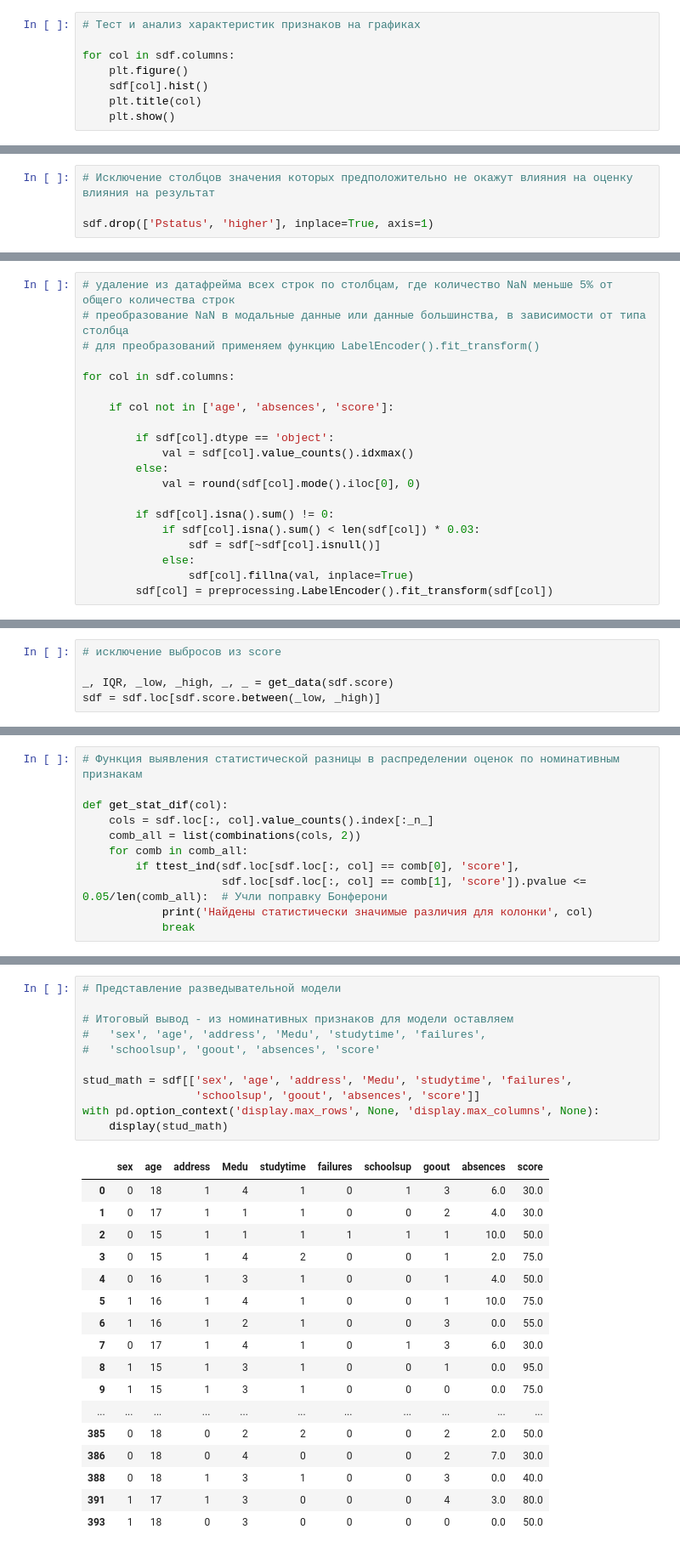
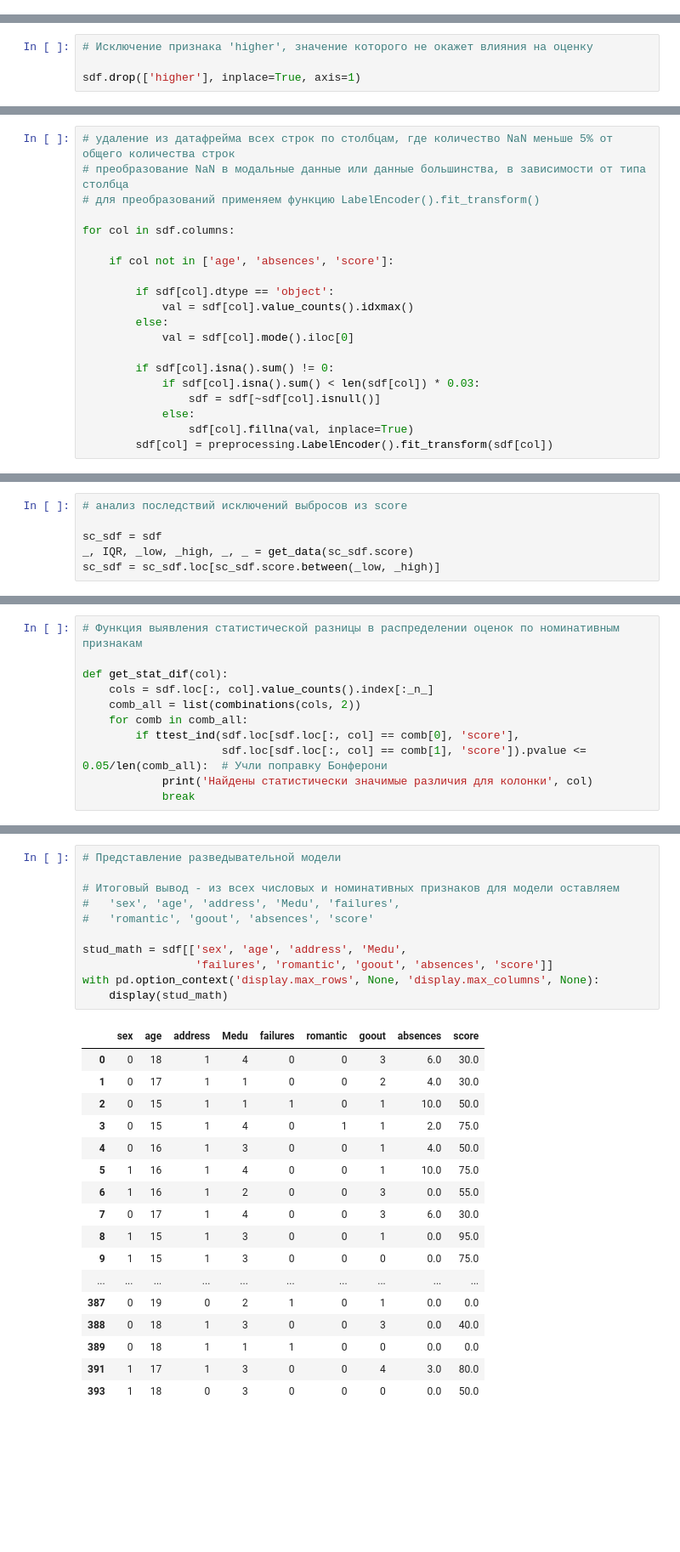
Before and after one commit to BlackGarri/GRepository, a Jupyter notebook: module_2/stud_math.ipynb, the cells around one changed output, grey strips where cells are left out. Shown at 85% size. Drawn from its saved outputs; the diff is of its cells as text; blank space fills up the shorter version.

```diff
--- a/module_2/stud_math.ipynb
+++ b/module_2/stud_math.ipynb
@@ -186,11 +212,3 @@ sdf.internet = sdf.internet.apply(
     lambda x: x if x in ['yes', 'no'] else np.nan)
 sdf.romantic = sdf.romantic.apply(
     lambda x: x if x in ['yes', 'no'] else np.nan)
-# %%
-# Тест и анализ характеристик признаков на графиках
-
-for col in sdf.columns:
-    plt.figure()
-    sdf[col].hist()
-    plt.title(col)
-    plt.show()
@@ -226,9 +230,9 @@ sns.heatmap(sdf[['studytime', 'studytime, granular']].corr(),
 sdf[['studytime', 'studytime, granular']].corr()
 sdf.drop(['studytime, granular'], inplace=True, axis=1)
 # %%
-# Иcключение столбцов значения которых предположительно не окажут влияния на оценку влияния на результат
+# Иcключение признака 'higher', значение которого не окажет влияния на оценку
 
-sdf.drop(['Pstatus', 'higher'], inplace=True, axis=1)
+sdf.drop(['higher'], inplace=True, axis=1)
 # %%
 # преобразование данных 'время в пути' в бинарное значение: 1 < 15 минут, 2 < свыше
 
@@ -268,7 +272,7 @@ for col in sdf.columns:
         if sdf[col].dtype == 'object':
             val = sdf[col].value_counts().idxmax()
         else:
-            val = round(sdf[col].mode().iloc[0], 0)
+            val = sdf[col].mode().iloc[0]
 
         if sdf[col].isna().sum() != 0:
             if sdf[col].isna().sum() < len(sdf[col]) * 0.03:
@@ -319,7 +326,8 @@ max      100.00
 Name: score, dtype: float64
 [figure]
 # %%
-# исключение выбросов из score
+# анализ последствий исключений выбросов из score
 
-_, IQR, _low, _high, _, _ = get_data(sdf.score)
-sdf = sdf.loc[sdf.score.between(_low, _high)]
+sc_sdf = sdf
+_, IQR, _low, _high, _, _ = get_data(sc_sdf.score)
+sc_sdf = sc_sdf.loc[sc_sdf.score.between(_low, _high)]
@@ -444,29 +456,29 @@ for col in sdf.columns:
 # %%
 # Представление разведывательной модели
 
-# Итоговый вывод - из номинативных признаков для модели оставляем
-#   'sex', 'age', 'address', 'Medu', 'studytime', 'failures',
-#   'schoolsup', 'goout', 'absences', 'score'
+# Итоговый вывод - из всех числовых и номинативных признаков для модели оставляем
+#   'sex', 'age', 'address', 'Medu', 'failures',
+#   'romantic', 'goout', 'absences', 'score'
 
-stud_math = sdf[['sex', 'age', 'address', 'Medu', 'studytime', 'failures',
-                 'schoolsup', 'goout', 'absences', 'score']]
+stud_math = sdf[['sex', 'age', 'address', 'Medu',
+                 'failures', 'romantic', 'goout', 'absences', 'score']]
 with pd.option_context('display.max_rows', None, 'display.max_columns', None):
     display(stud_math)
 # %% [output]
-|  | sex | age | address | Medu | studytime | failures | schoolsup | goout | absences | score |
-| 0 | 0 | 18 | 1 | 4 | 1 | 0 | 1 | 3 | 6.0 | 30.0 |
-| 1 | 0 | 17 | 1 | 1 | 1 | 0 | 0 | 2 | 4.0 | 30.0 |
-| 2 | 0 | 15 | 1 | 1 | 1 | 1 | 1 | 1 | 10.0 | 50.0 |
-| 3 | 0 | 15 | 1 | 4 | 2 | 0 | 0 | 1 | 2.0 | 75.0 |
-| 4 | 0 | 16 | 1 | 3 | 1 | 0 | 0 | 1 | 4.0 | 50.0 |
-| 5 | 1 | 16 | 1 | 4 | 1 | 0 | 0 | 1 | 10.0 | 75.0 |
-| 6 | 1 | 16 | 1 | 2 | 1 | 0 | 0 | 3 | 0.0 | 55.0 |
-| 7 | 0 | 17 | 1 | 4 | 1 | 0 | 1 | 3 | 6.0 | 30.0 |
-| 8 | 1 | 15 | 1 | 3 | 1 | 0 | 0 | 1 | 0.0 | 95.0 |
-| 9 | 1 | 15 | 1 | 3 | 1 | 0 | 0 | 0 | 0.0 | 75.0 |
-| ... | ... | ... | ... | ... | ... | ... | ... | ... | ... | ... |
-| 385 | 0 | 18 | 0 | 2 | 2 | 0 | 0 | 2 | 2.0 | 50.0 |
-| 386 | 0 | 18 | 0 | 4 | 0 | 0 | 0 | 2 | 7.0 | 30.0 |
-| 388 | 0 | 18 | 1 | 3 | 1 | 0 | 0 | 3 | 0.0 | 40.0 |
-| 391 | 1 | 17 | 1 | 3 | 0 | 0 | 0 | 4 | 3.0 | 80.0 |
-| 393 | 1 | 18 | 0 | 3 | 0 | 0 | 0 | 0 | 0.0 | 50.0 |
+|  | sex | age | address | Medu | failures | romantic | goout | absences | score |
+| 0 | 0 | 18 | 1 | 4 | 0 | 0 | 3 | 6.0 | 30.0 |
+| 1 | 0 | 17 | 1 | 1 | 0 | 0 | 2 | 4.0 | 30.0 |
+| 2 | 0 | 15 | 1 | 1 | 1 | 0 | 1 | 10.0 | 50.0 |
+| 3 | 0 | 15 | 1 | 4 | 0 | 1 | 1 | 2.0 | 75.0 |
+| 4 | 0 | 16 | 1 | 3 | 0 | 0 | 1 | 4.0 | 50.0 |
+| 5 | 1 | 16 | 1 | 4 | 0 | 0 | 1 | 10.0 | 75.0 |
+| 6 | 1 | 16 | 1 | 2 | 0 | 0 | 3 | 0.0 | 55.0 |
+| 7 | 0 | 17 | 1 | 4 | 0 | 0 | 3 | 6.0 | 30.0 |
+| 8 | 1 | 15 | 1 | 3 | 0 | 0 | 1 | 0.0 | 95.0 |
+| 9 | 1 | 15 | 1 | 3 | 0 | 0 | 0 | 0.0 | 75.0 |
+| ... | ... | ... | ... | ... | ... | ... | ... | ... | ... |
+| 387 | 0 | 19 | 0 | 2 | 1 | 0 | 1 | 0.0 | 0.0 |
+| 388 | 0 | 18 | 1 | 3 | 0 | 0 | 3 | 0.0 | 40.0 |
+| 389 | 0 | 18 | 1 | 1 | 1 | 0 | 0 | 0.0 | 0.0 |
+| 391 | 1 | 17 | 1 | 3 | 0 | 0 | 4 | 3.0 | 80.0 |
+| 393 | 1 | 18 | 0 | 3 | 0 | 0 | 0 | 0.0 | 50.0 |
```
Also changed, not shown: parts of 11 cells of this notebook.
